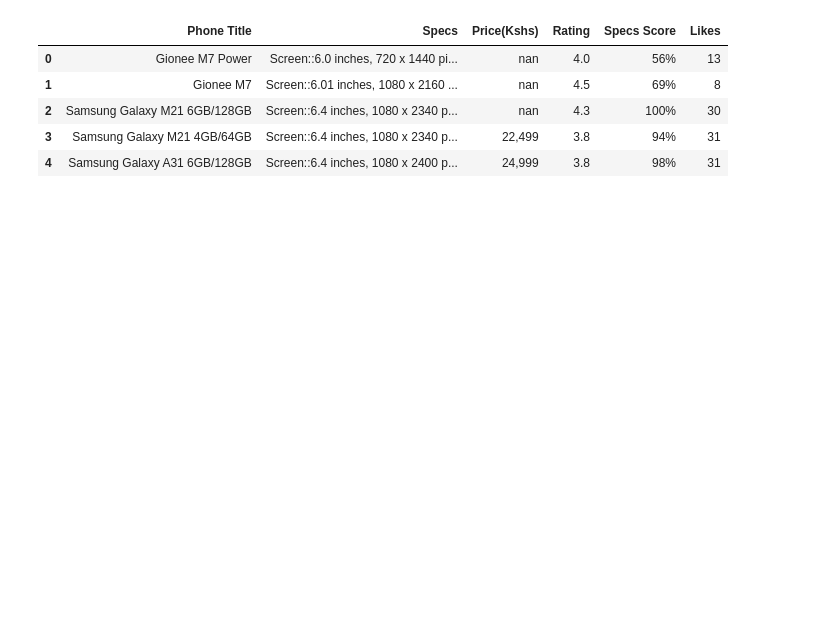
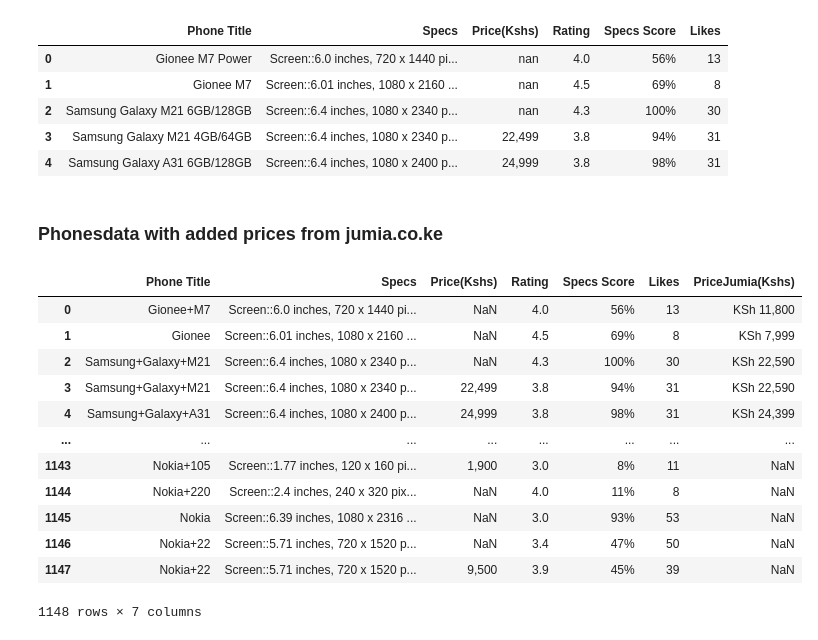
Before and after one commit to lyraxvincent/phones-priceinkenya, a Jupyter notebook: notebooks/some semantic corrections on collected data.ipynb, the cells around one changed output. Drawn from its saved outputs; the diff is of its cells as text; code cells hidden in the pictures; blank space fills up the shorter version.

```diff
--- a/notebooks/some semantic corrections on collected data.ipynb
+++ b/notebooks/some semantic corrections on collected data.ipynb
@@ -74,0 +75,20 @@ df.to_csv("phonesdata.csv", index=False)
+# %% [markdown]
+### Phonesdata with added prices from jumia.co.ke
+# %%
+df2 = pd.read_csv("phonesdata2.csv")
+# %%
+df2
+# %% [output]
+|  | Phone Title | Specs | Price(Kshs) | Rating | Specs Score | Likes | PriceJumia(Kshs) |
+| 0 | Gionee+M7 | Screen::6.0 inches, 720 x 1440 pi... | NaN | 4.0 | 56% | 13 | KSh 11,800 |
+| 1 | Gionee | Screen::6.01 inches, 1080 x 2160 ... | NaN | 4.5 | 69% | 8 | KSh 7,999 |
+| 2 | Samsung+Galaxy+M21 | Screen::6.4 inches, 1080 x 2340 p... | NaN | 4.3 | 100% | 30 | KSh 22,590 |
+| 3 | Samsung+Galaxy+M21 | Screen::6.4 inches, 1080 x 2340 p... | 22,499 | 3.8 | 94% | 31 | KSh 22,590 |
+| 4 | Samsung+Galaxy+A31 | Screen::6.4 inches, 1080 x 2400 p... | 24,999 | 3.8 | 98% | 31 | KSh 24,399 |
+| ... | ... | ... | ... | ... | ... | ... | ... |
+| 1143 | Nokia+105 | Screen::1.77 inches, 120 x 160 pi... | 1,900 | 3.0 | 8% | 11 | NaN |
+| 1144 | Nokia+220 | Screen::2.4 inches, 240 x 320 pix... | NaN | 4.0 | 11% | 8 | NaN |
+| 1145 | Nokia | Screen::6.39 inches, 1080 x 2316 ... | NaN | 3.0 | 93% | 53 | NaN |
+| 1146 | Nokia+22 | Screen::5.71 inches, 720 x 1520 p... | NaN | 3.4 | 47% | 50 | NaN |
+| 1147 | Nokia+22 | Screen::5.71 inches, 720 x 1520 p... | 9,500 | 3.9 | 45% | 39 | NaN |
+1148 rows × 7 columns
```
Also changed, not shown: parts of 15 cells of this notebook.
